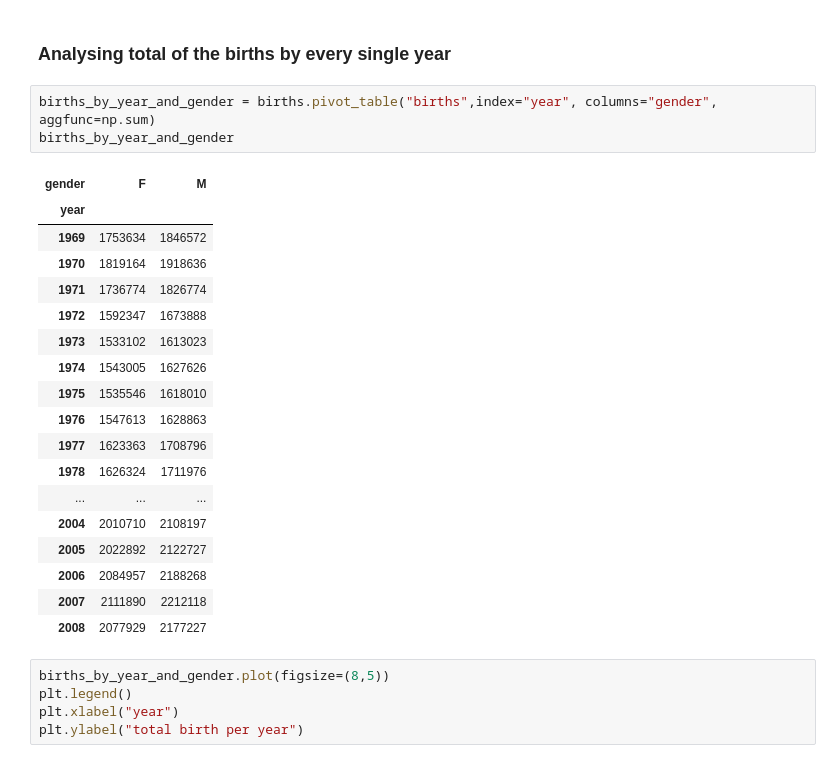
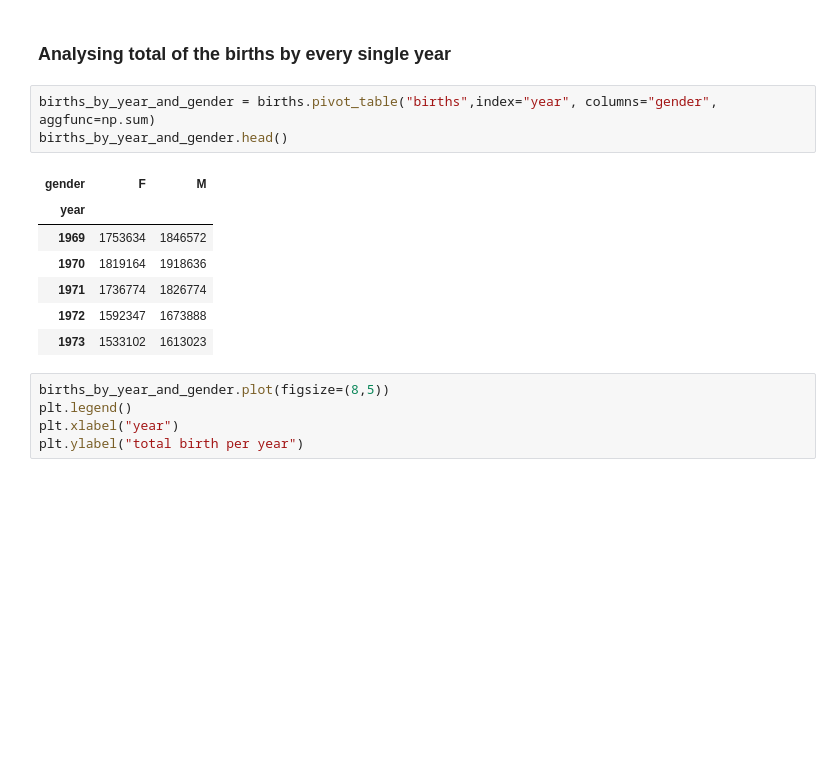
Before and after one commit to mthang1801/machine-learning, a Jupyter notebook: Data-science-ML-Tool/pandas/3.PivotTable.ipynb, the cells around one changed output. Drawn from its saved outputs; the diff is of its cells as text; blank space fills up the shorter version.

Commit message:
adding pandas pivot_table

```diff
--- a/Data-science-ML-Tool/pandas/3.PivotTable.ipynb
+++ b/Data-science-ML-Tool/pandas/3.PivotTable.ipynb
@@ -204,26 +204,15 @@ births_by_decade_and_gender.sort_index(ascending=False).plot(kind="barh")
 ### Analysing total of the births by every single year
 # %%
 births_by_year_and_gender = births.pivot_table("births",index="year", columns="gender", aggfunc=np.sum)
-births_by_year_and_gender
+births_by_year_and_gender.head()
 # %% [output]
 | gender | F | M |
 | year |  |  |
 | 1969 | 1753634 | 1846572 |
 | 1970 | 1819164 | 1918636 |
 | 1971 | 1736774 | 1826774 |
 | 1972 | 1592347 | 1673888 |
 | 1973 | 1533102 | 1613023 |
-| 1974 | 1543005 | 1627626 |
-| 1975 | 1535546 | 1618010 |
-| 1976 | 1547613 | 1628863 |
-| 1977 | 1623363 | 1708796 |
-| 1978 | 1626324 | 1711976 |
-| ... | ... | ... |
-| 2004 | 2010710 | 2108197 |
-| 2005 | 2022892 | 2122727 |
-| 2006 | 2084957 | 2188268 |
-| 2007 | 2111890 | 2212118 |
-| 2008 | 2077929 | 2177227 |
 # %%
 births_by_year_and_gender.plot(figsize=(8,5))
 plt.legend()
```
Also changed, not shown: parts of 9 cells of this notebook.
